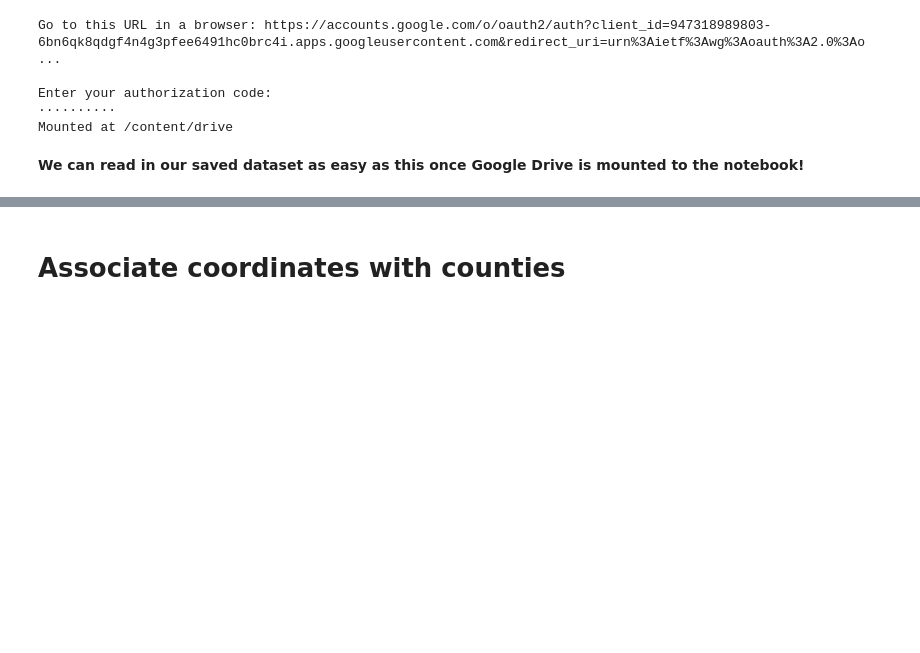
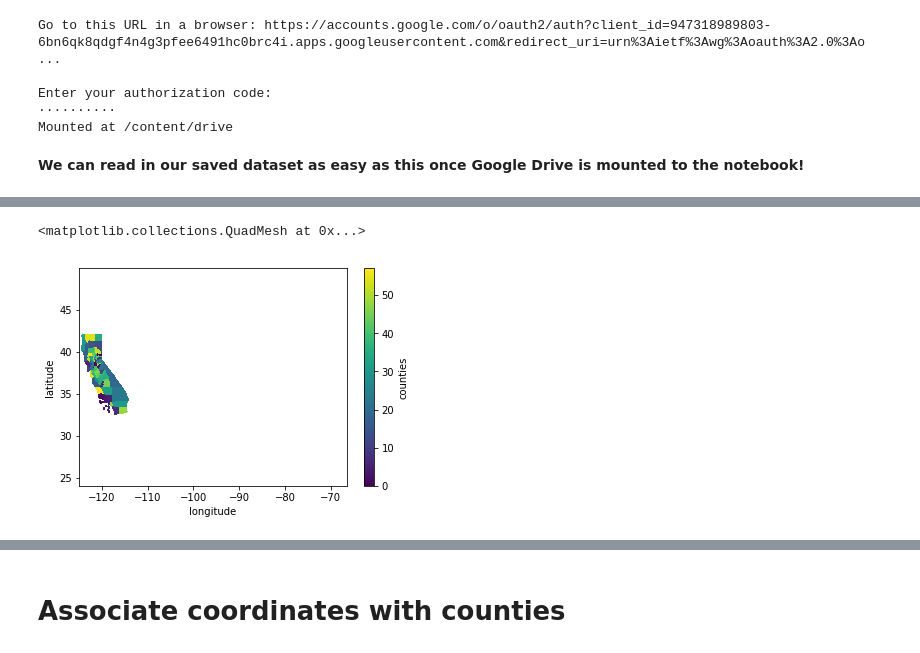
Before and after one commit to christopher-reed/CA-High-Value-Crops, a Jupyter notebook: PRISM_Weather_Data.ipynb, the cells around one changed output, grey strips where cells are left out. Saved outputs shown, nothing was run; the diff lists cells and outputs as text; code cells hidden in the pictures; blank space fills up the shorter version.

```diff
--- a/PRISM_Weather_Data.ipynb
+++ b/PRISM_Weather_Data.ipynb
@@ -689,0 +778,2 @@ print(len(tmin_array_list))
+# %%
+counties = geopandas.read_file('tl_2019_us_county.shp')
@@ -689,0 +790,14 @@ print(len(tmin_array_list))
+# %%
+#Filter
+counties = counties[counties['STATEFP'] == '06']
+# %%
+county_ids = {k: i for i, k in enumerate(counties['NAME'])}
+county_shapes = [(shape, n) for n, shape in enumerate(counties.geometry)]
+ds_counties = xr.Dataset(coords={'longitude': lons,
+                          'latitude': lats})
+ds_counties['counties'] = rasterize(county_shapes,ds_counties.coords)
+# %%
+ds_counties.counties.plot()
+# %% [output]
+<matplotlib.collections.QuadMesh at 0x...>
+[figure, added]
```
Also changed, not shown: parts of 38 cells of this notebook.
